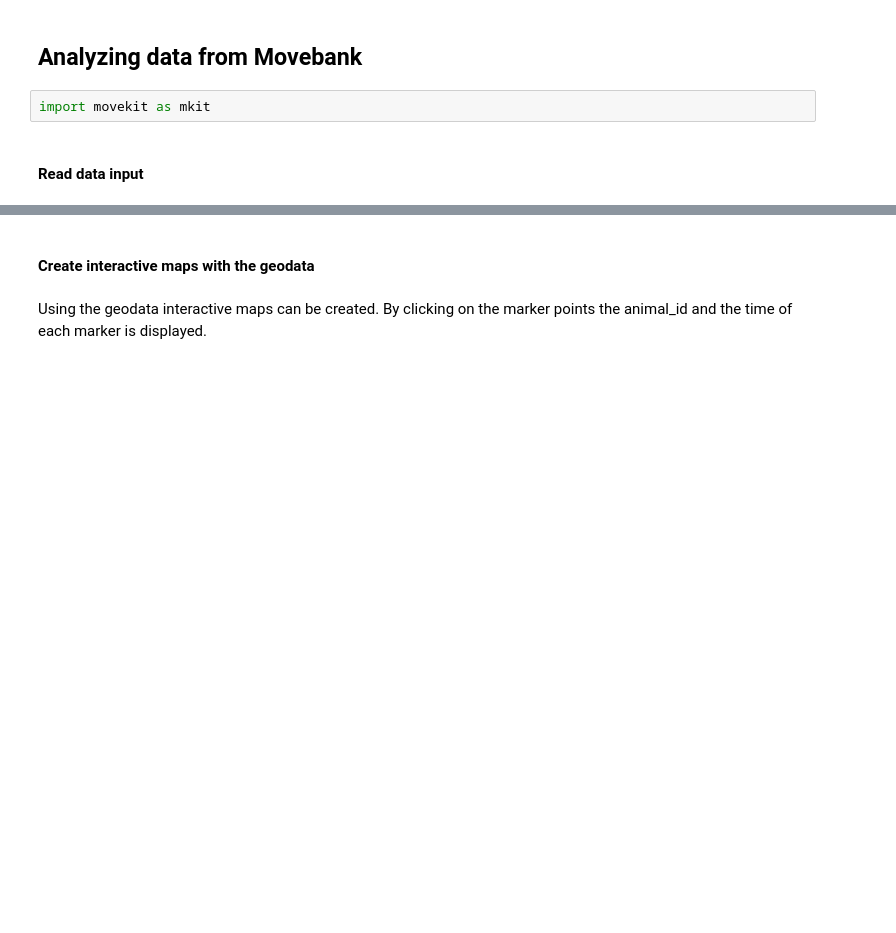
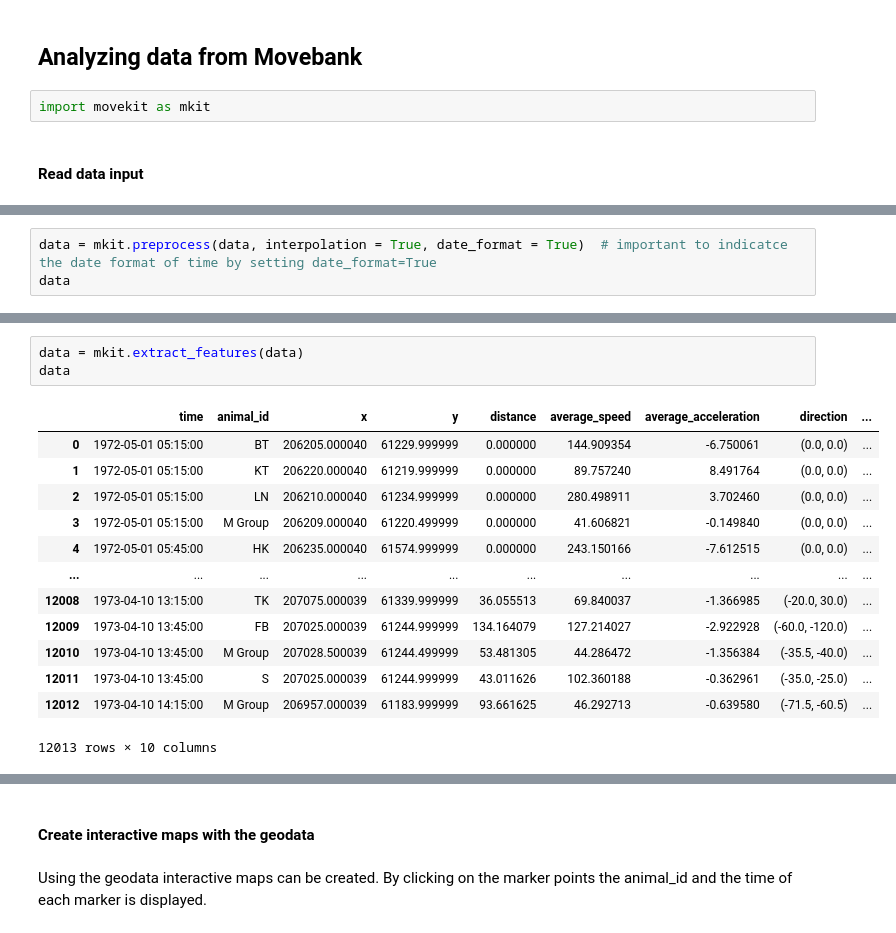
Before and after one commit to dbvis-ukon/movekit, a Jupyter notebook: examples/07_movebank.ipynb, the cells around one changed output, grey strips where cells are left out. Drawn from its saved outputs; the diff is of its cells as text; blank space fills up the shorter version.

```diff
--- a/examples/07_movebank.ipynb
+++ b/examples/07_movebank.ipynb
@@ -16,0 +22,3 @@ data.head()
+# %%
+data = mkit.preprocess(data, interpolation = True, date_format = True)  # important to indicatce the date format of time by setting date_format=True
+data
@@ -16,0 +45,17 @@ data.head()
+# %%
+data = mkit.extract_features(data)
+data
+# %% [output]
+|  | time | animal_id | x | y | distance | average_speed | average_acceleration | direction | ... |
+| 0 | 1972-05-01 05:15:00 | BT | 206205.000040 | 61229.999999 | 0.000000 | 144.909354 | -6.750061 | (0.0, 0.0) | ... |
+| 1 | 1972-05-01 05:15:00 | KT | 206220.000040 | 61219.999999 | 0.000000 | 89.757240 | 8.491764 | (0.0, 0.0) | ... |
+| 2 | 1972-05-01 05:15:00 | LN | 206210.000040 | 61234.999999 | 0.000000 | 280.498911 | 3.702460 | (0.0, 0.0) | ... |
+| 3 | 1972-05-01 05:15:00 | M Group | 206209.000040 | 61220.499999 | 0.000000 | 41.606821 | -0.149840 | (0.0, 0.0) | ... |
+| 4 | 1972-05-01 05:45:00 | HK | 206235.000040 | 61574.999999 | 0.000000 | 243.150166 | -7.612515 | (0.0, 0.0) | ... |
+| ... | ... | ... | ... | ... | ... | ... | ... | ... | ... |
+| 12008 | 1973-04-10 13:15:00 | TK | 207075.000039 | 61339.999999 | 36.055513 | 69.840037 | -1.366985 | (-20.0, 30.0) | ... |
+| 12009 | 1973-04-10 13:45:00 | FB | 207025.000039 | 61244.999999 | 134.164079 | 127.214027 | -2.922928 | (-60.0, -120.0) | ... |
+| 12010 | 1973-04-10 13:45:00 | M Group | 207028.500039 | 61244.499999 | 53.481305 | 44.286472 | -1.356384 | (-35.5, -40.0) | ... |
+| 12011 | 1973-04-10 13:45:00 | S | 207025.000039 | 61244.999999 | 43.011626 | 102.360188 | -0.362961 | (-35.0, -25.0) | ... |
+| 12012 | 1973-04-10 14:15:00 | M Group | 206957.000039 | 61183.999999 | 93.661625 | 46.292713 | -0.639580 | (-71.5, -60.5) | ... |
+12013 rows × 10 columns
```
Also changed, not shown: parts of 5 cells of this notebook.
